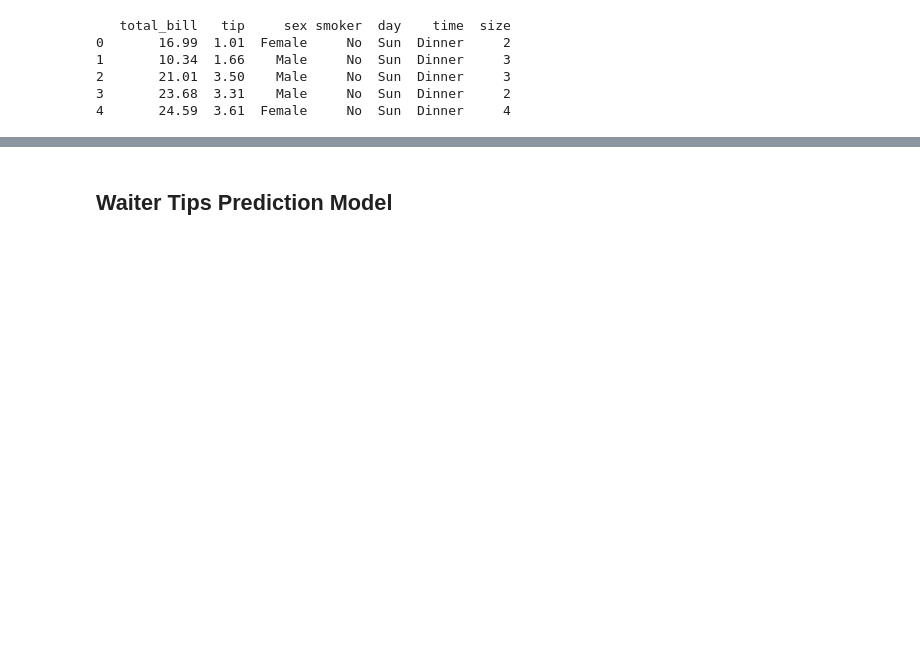
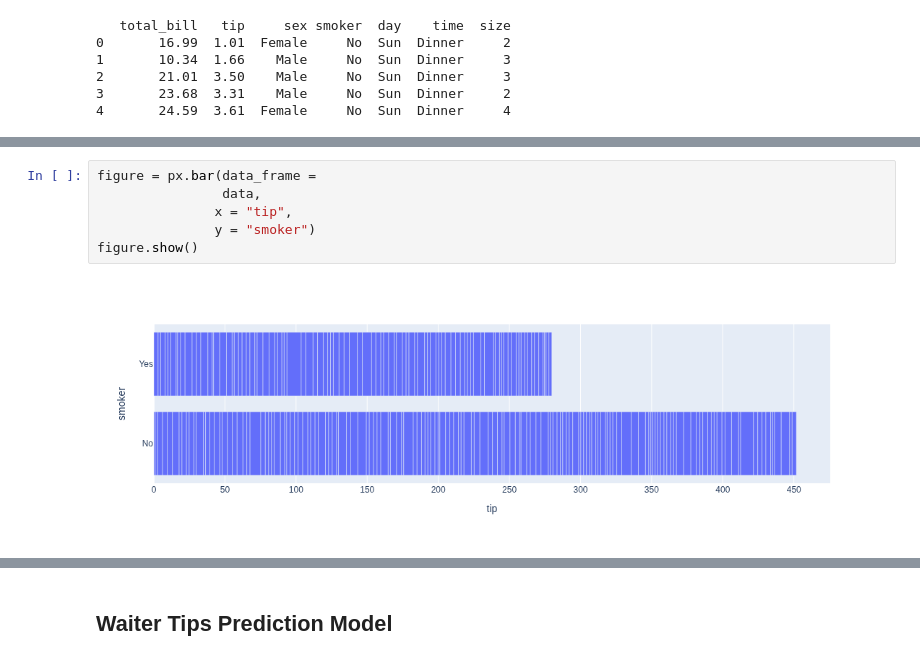
Before and after one commit to 5joe/python_machine_and_deep_learning, a Jupyter notebook: waiter_tips_prediction_ML/waiter_tips_prediction.ipynb, the cells around one changed output, grey strips where cells are left out. Cells and saved outputs as stored; diff of their text form; blank space fills up the shorter version.

```diff
--- a/waiter_tips_prediction_ML/waiter_tips_prediction.ipynb
+++ b/waiter_tips_prediction_ML/waiter_tips_prediction.ipynb
@@ -67,3 +67,11 @@ figure.show()
+# %%
+figure = px.bar(data_frame =
+                data,
+               x = "tip",
+               y = "smoker")
+figure.show()
+# %% [output]
+[figure, added]
 # %%
 # are most tips given during lunch or dinner
 figure = px.pie(data,
```
Also changed, not shown: parts of 7 cells of this notebook, 5 other files.
